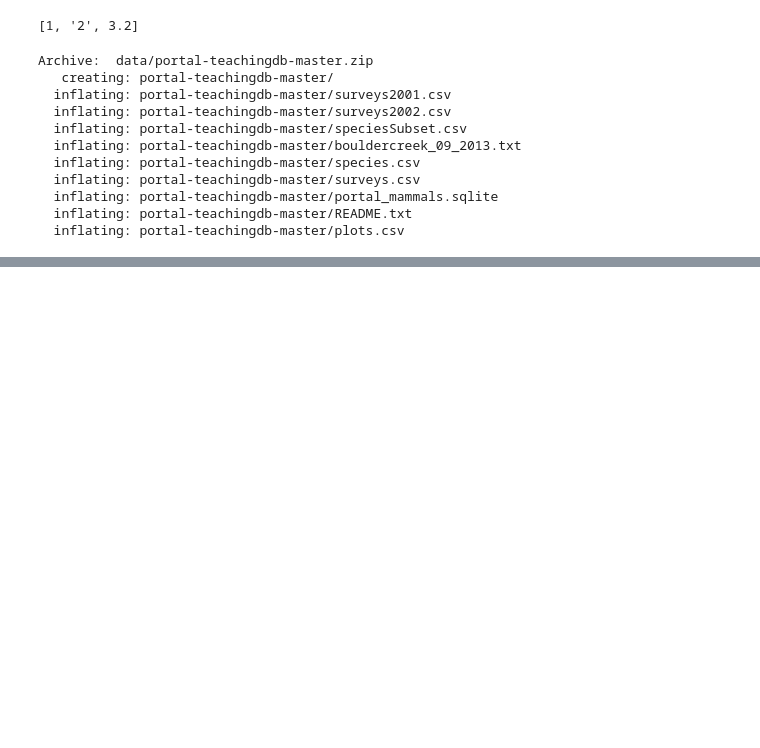
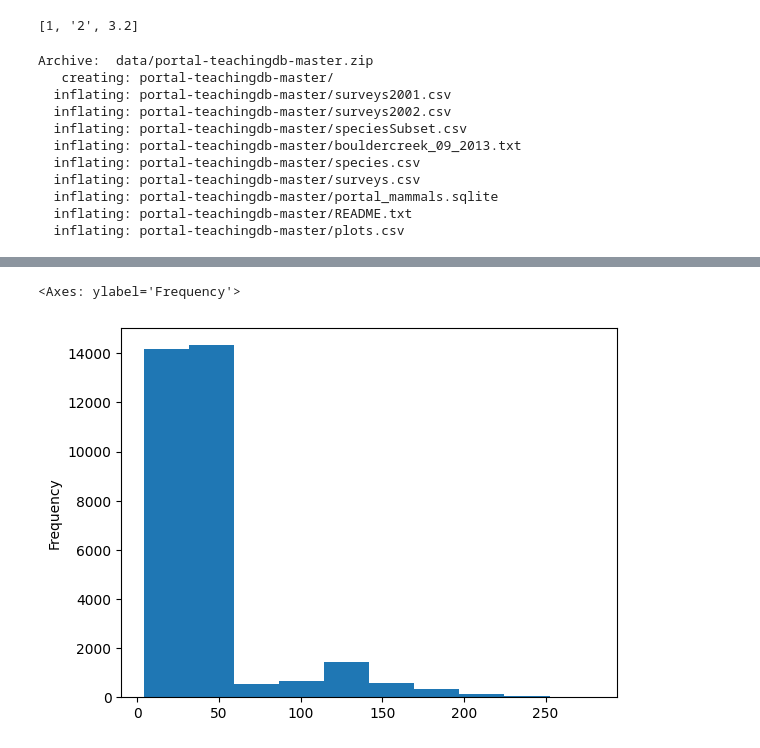
Before and after one commit to arnastam25/dimen-python-2023, a Jupyter notebook: hello.ipynb, the cells around one changed output, grey strips where cells are left out. Drawn from its saved outputs; the diff is of its cells as text; code cells hidden in the pictures; blank space fills up the shorter version.

Commit message:
Added figures and data manipulation

```diff
--- a/hello.ipynb
+++ b/hello.ipynb
@@ -129,0 +342,6 @@ surveys_df
+# %%
+
+surveys_df['weight'].plot(kind = 'hist')
+# %% [output]
+<Axes: ylabel='Frequency'>
+[figure, added]
```
Also changed, not shown: parts of 24 cells of this notebook.
